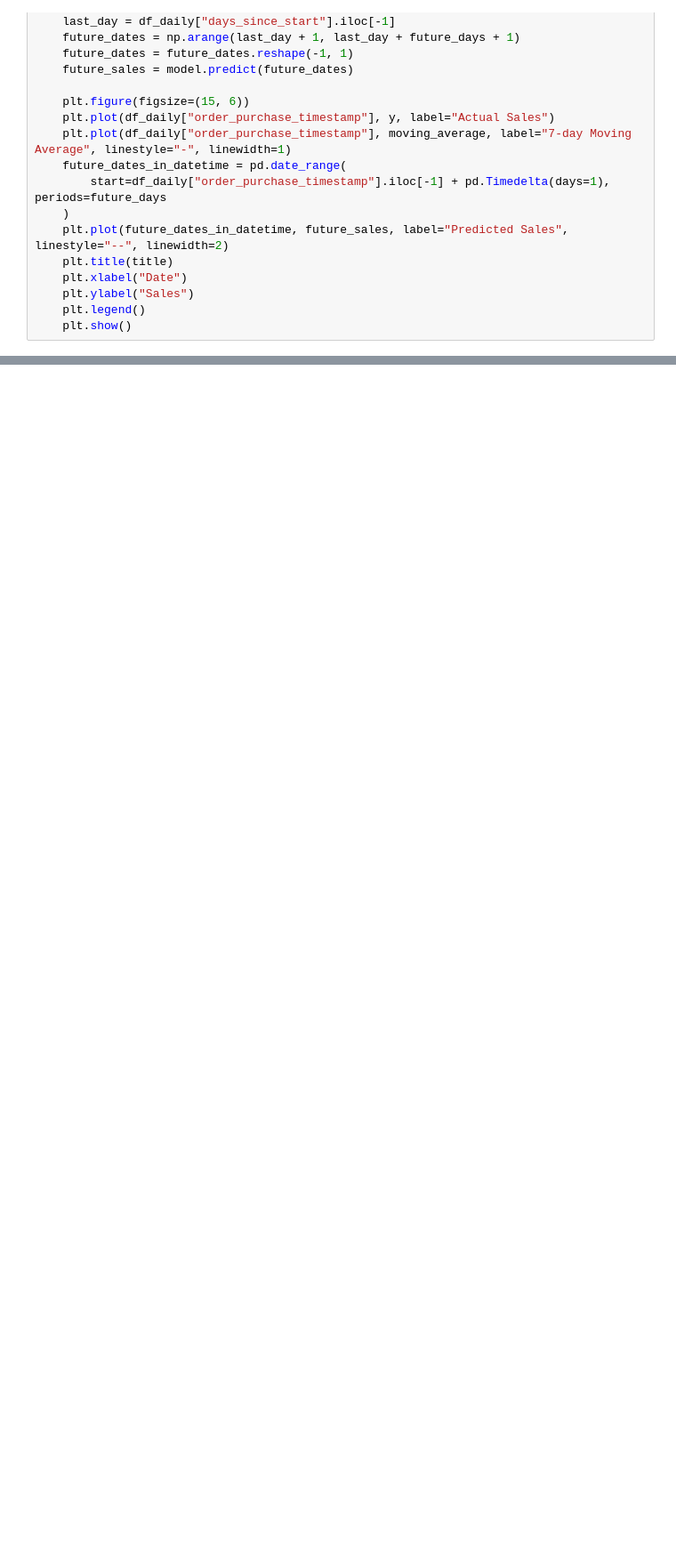
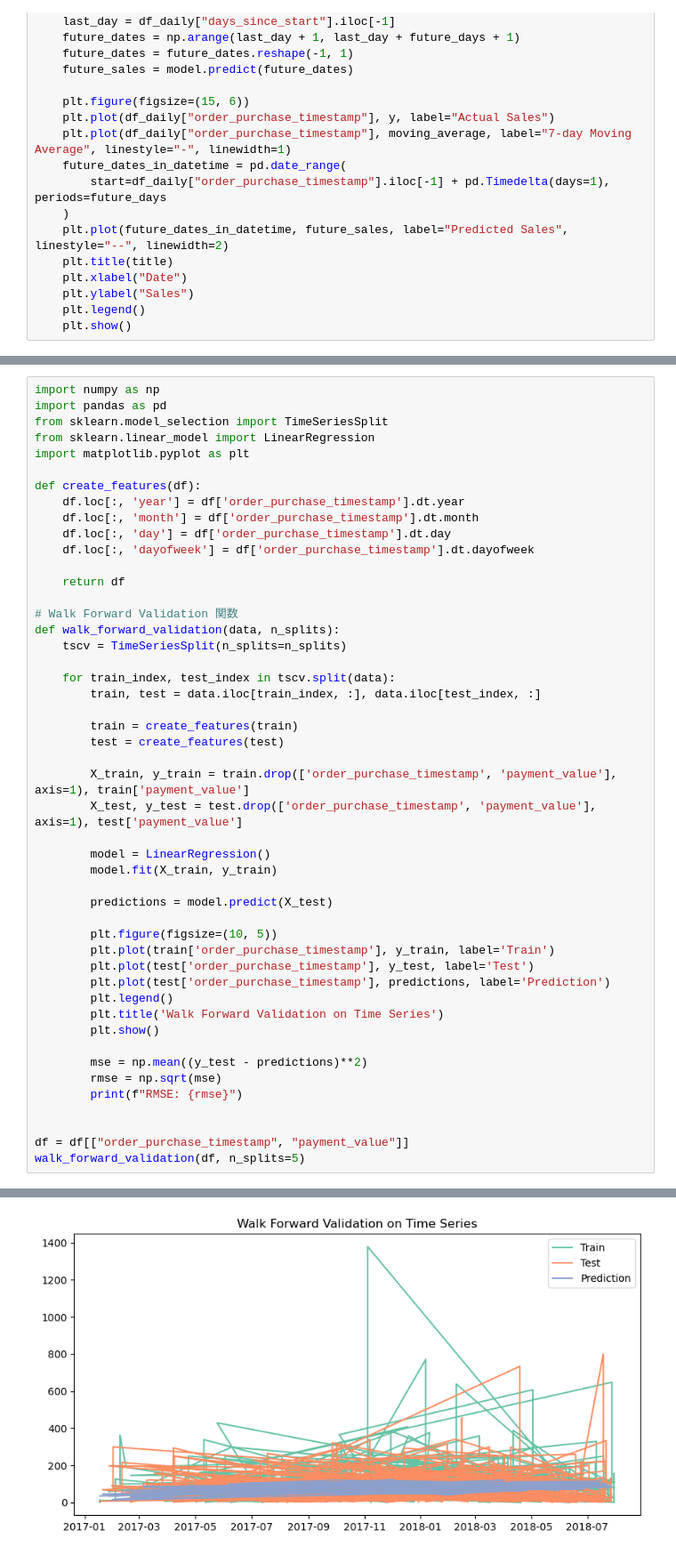
Before and after one commit to Yuki-bach/marketing, a Jupyter notebook: notebooks/sales_analysis_by_cluster.ipynb, the cells around one changed output, grey strips where cells are left out. Shown at 89% size. Cells and saved outputs as stored; diff of their text form; blank space fills up the shorter version.

```diff
--- a/notebooks/sales_analysis_by_cluster.ipynb
+++ b/notebooks/sales_analysis_by_cluster.ipynb
@@ -164,0 +198,49 @@ plot_sales_with_forecast_and_moving_average(
+# %%
+import numpy as np
+import pandas as pd
+from sklearn.model_selection import TimeSeriesSplit
+from sklearn.linear_model import LinearRegression
+import matplotlib.pyplot as plt
+
+def create_features(df):
+    df.loc[:, 'year'] = df['order_purchase_timestamp'].dt.year
+    df.loc[:, 'month'] = df['order_purchase_timestamp'].dt.month
+    df.loc[:, 'day'] = df['order_purchase_timestamp'].dt.day
+    df.loc[:, 'dayofweek'] = df['order_purchase_timestamp'].dt.dayofweek
+
+    return df
+
+# Walk Forward Validation 関数
+def walk_forward_validation(data, n_splits):
+    tscv = TimeSeriesSplit(n_splits=n_splits)
+
+    for train_index, test_index in tscv.split(data):
+        train, test = data.iloc[train_index, :], data.iloc[test_index, :]
+
+        train = create_features(train)
+        test = create_features(test)
+
+        X_train, y_train = train.drop(['order_purchase_timestamp', 'payment_value'], axis=1), train['payment_value']
+        X_test, y_test = test.drop(['order_purchase_timestamp', 'payment_value'], axis=1), test['payment_value']
+
+        model = LinearRegression()
+        model.fit(X_train, y_train)
+
+        predictions = model.predict(X_test)
+
+        plt.figure(figsize=(10, 5))
+        plt.plot(train['order_purchase_timestamp'], y_train, label='Train')
+        plt.plot(test['order_purchase_timestamp'], y_test, label='Test')
+        plt.plot(test['order_purchase_timestamp'], predictions, label='Prediction')
+        plt.legend()
+        plt.title('Walk Forward Validation on Time Series')
+        plt.show()
+
+        mse = np.mean((y_test - predictions)**2)
+        rmse = np.sqrt(mse)
+        print(f"RMSE: {rmse}")
+
+
+df = df[["order_purchase_timestamp", "payment_value"]]
+walk_forward_validation(df, n_splits=5)
+# %% [output]
@@ -164,0 +264 @@ plot_sales_with_forecast_and_moving_average(
+[figure, added]
```
Also changed, not shown: parts of 20 cells of this notebook.
